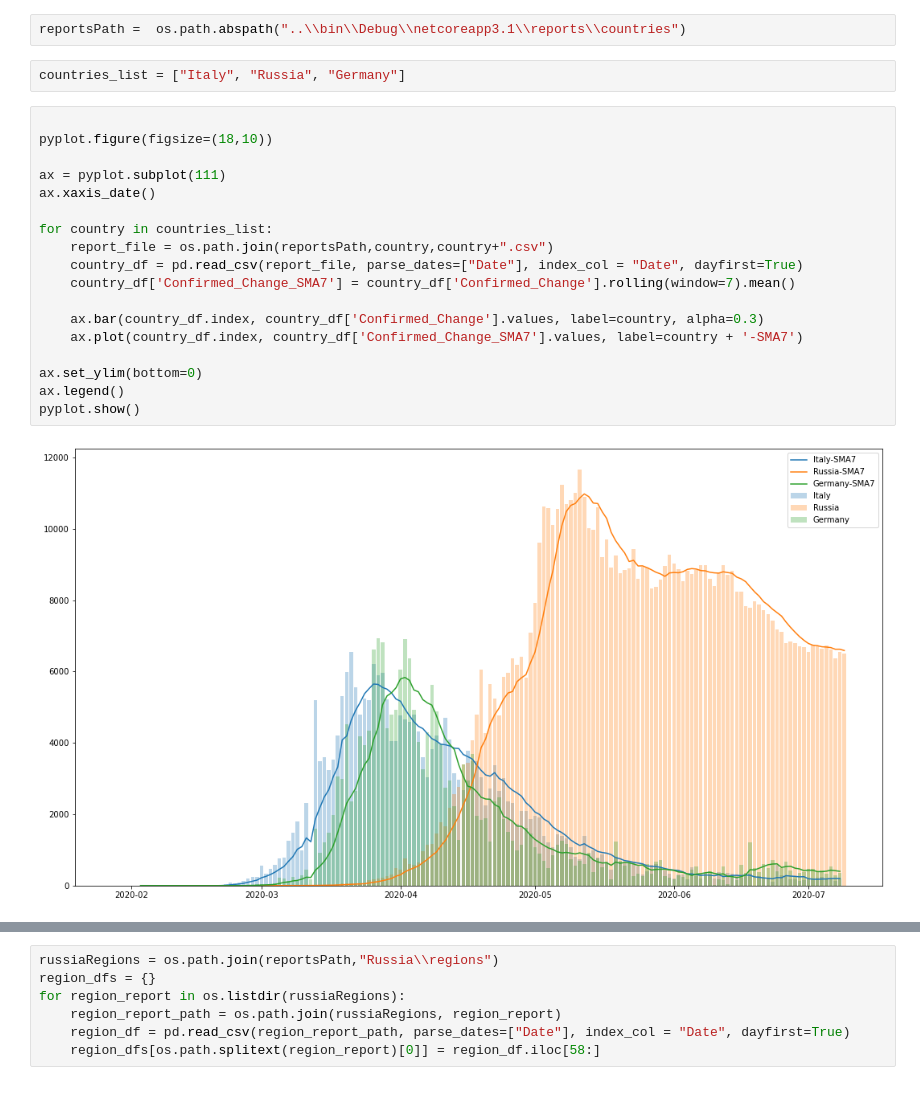
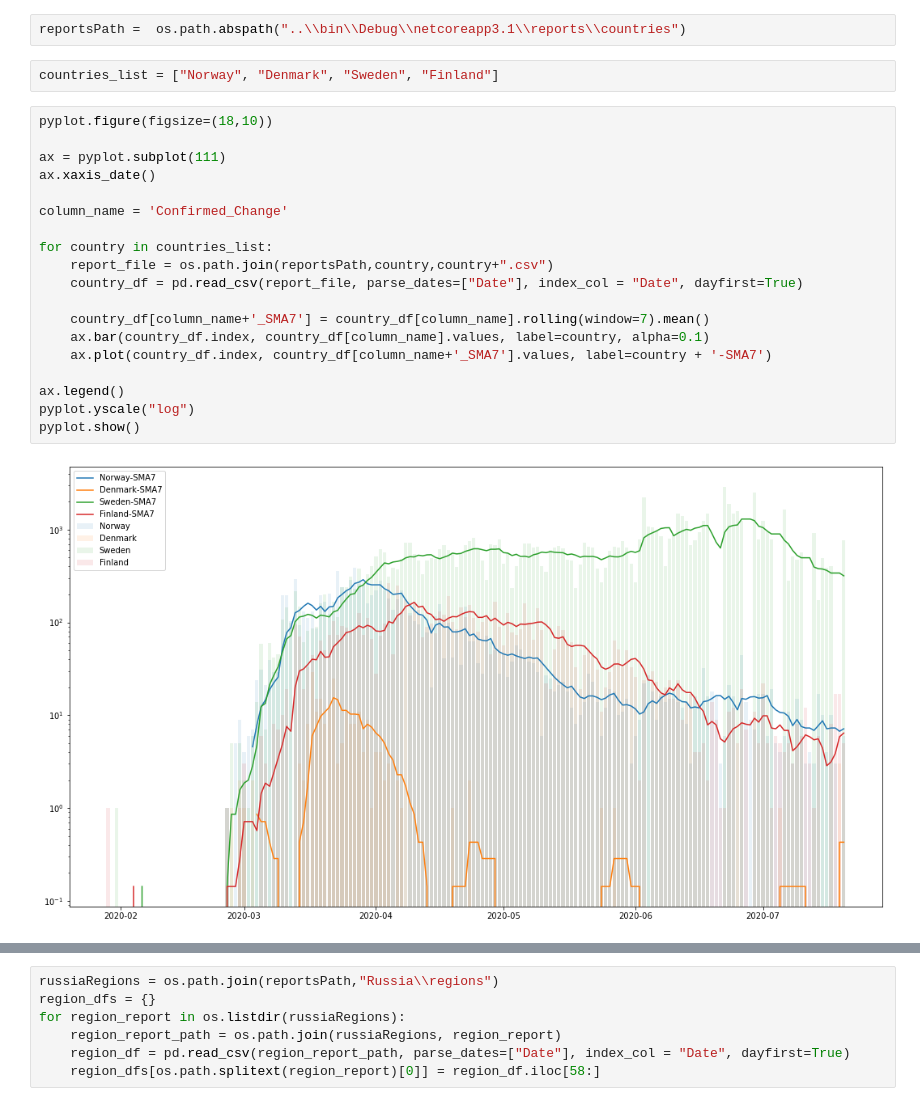
Before and after one commit to guest512/CovidSandbox, a Jupyter notebook: ReportsProcessing/ReportsProcessing.ipynb, the cells around one changed output, grey strips where cells are left out. Saved outputs shown, nothing was run; the diff lists cells and outputs as text.

```diff
--- a/ReportsProcessing/ReportsProcessing.ipynb
+++ b/ReportsProcessing/ReportsProcessing.ipynb
@@ -5,25 +5,26 @@ import numpy as np
 from matplotlib import pyplot
 # %%
 reportsPath =  os.path.abspath("..\\bin\\Debug\\netcoreapp3.1\\reports\\countries")
-# %%
-countries_list = ["Italy", "Russia", "Germany"]
+# %%
+countries_list = ["Norway", "Denmark", "Sweden", "Finland"]
 # %%
-
 pyplot.figure(figsize=(18,10))
 
 ax = pyplot.subplot(111)
 ax.xaxis_date()
 
+column_name = 'Confirmed_Change'
+
 for country in countries_list:
     report_file = os.path.join(reportsPath,country,country+".csv")
     country_df = pd.read_csv(report_file, parse_dates=["Date"], index_col = "Date", dayfirst=True)
-    country_df['Confirmed_Change_SMA7'] = country_df['Confirmed_Change'].rolling(window=7).mean()
 
-    ax.bar(country_df.index, country_df['Confirmed_Change'].values, label=country, alpha=0.3)
-    ax.plot(country_df.index, country_df['Confirmed_Change_SMA7'].values, label=country + '-SMA7')
+    country_df[column_name+'_SMA7'] = country_df[column_name].rolling(window=7).mean()
+    ax.bar(country_df.index, country_df[column_name].values, label=country, alpha=0.1)
+    ax.plot(country_df.index, country_df[column_name+'_SMA7'].values, label=country + '-SMA7')
 
-ax.set_ylim(bottom=0)
 ax.legend()
+pyplot.yscale("log")
 pyplot.show()
 # %% [output]
-[figure, old version]
+[figure, new version]
```
Also changed, not shown: parts of 4 cells of this notebook, 2 other files.
